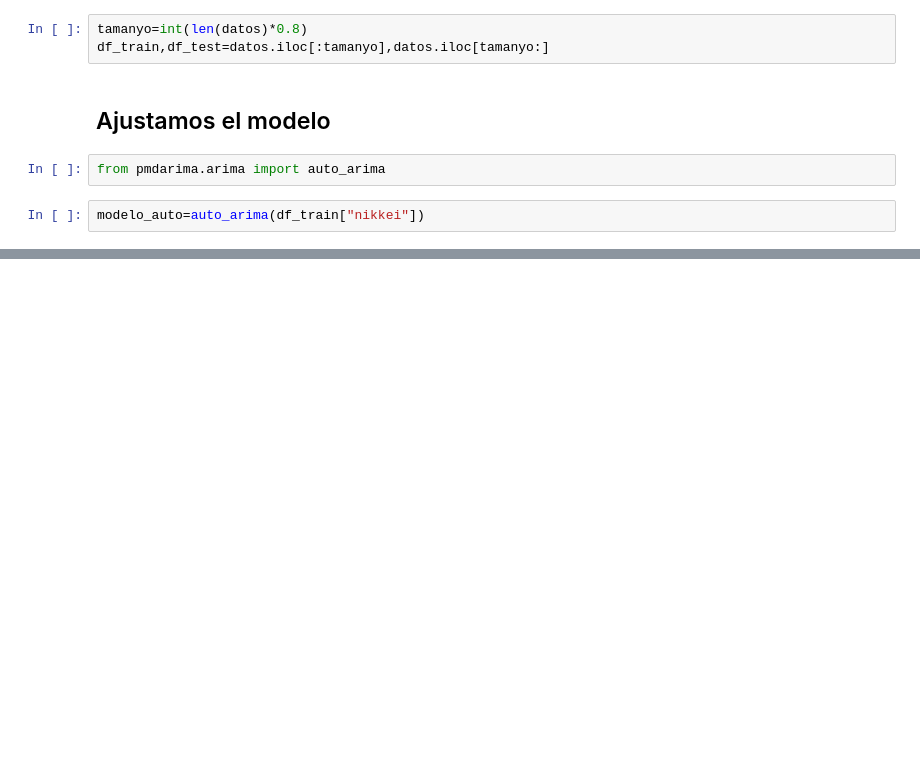
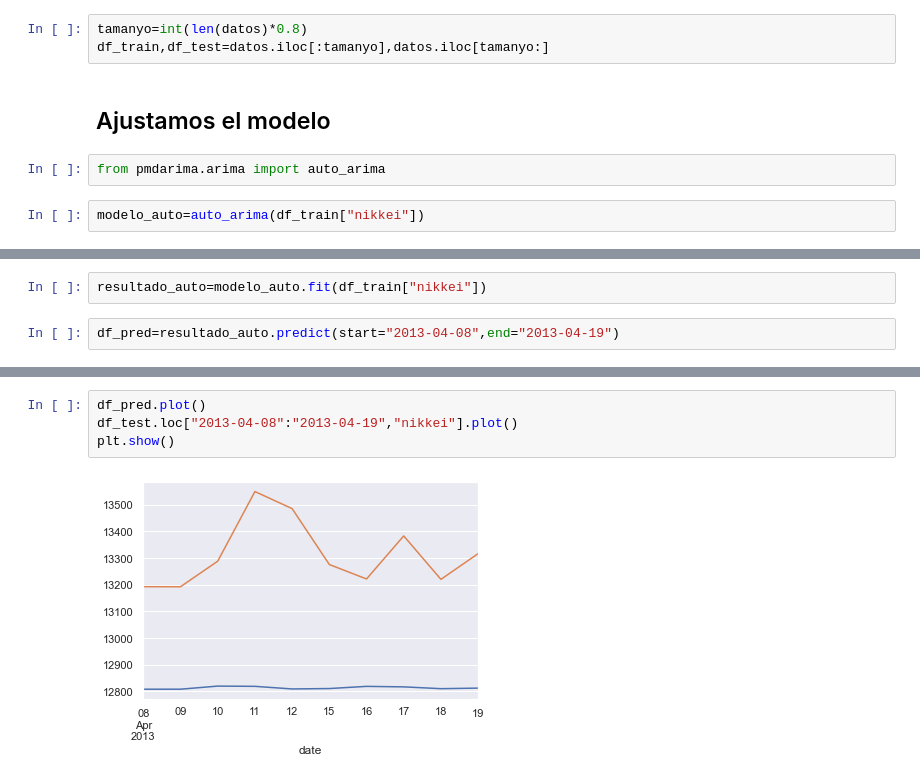
Before and after one commit to felixballestergoytia/Bootcamp_Sep2022, a Jupyter notebook: Seires Temporales/series_Temporales.ipynb, the cells around one changed output, grey strips where cells are left out. Drawn from its saved outputs; the diff is of its cells as text; blank space fills up the shorter version.

```diff
--- a/Seires Temporales/series_Temporales.ipynb
+++ b/Seires Temporales/series_Temporales.ipynb
@@ -893,0 +915,4 @@ dtype: int64
+# %%
+resultado_auto=modelo_auto.fit(df_train["nikkei"])
+# %%
+df_pred=resultado_auto.predict(start="2013-04-08",end="2013-04-19")
@@ -893,0 +933,6 @@ dtype: int64
+# %%
+df_pred.plot()
+df_test.loc["2013-04-08":"2013-04-19","nikkei"].plot()
+plt.show()
+# %% [output]
+[figure, added]
```
Also changed, not shown: parts of 4 cells of this notebook, 2 other files.
